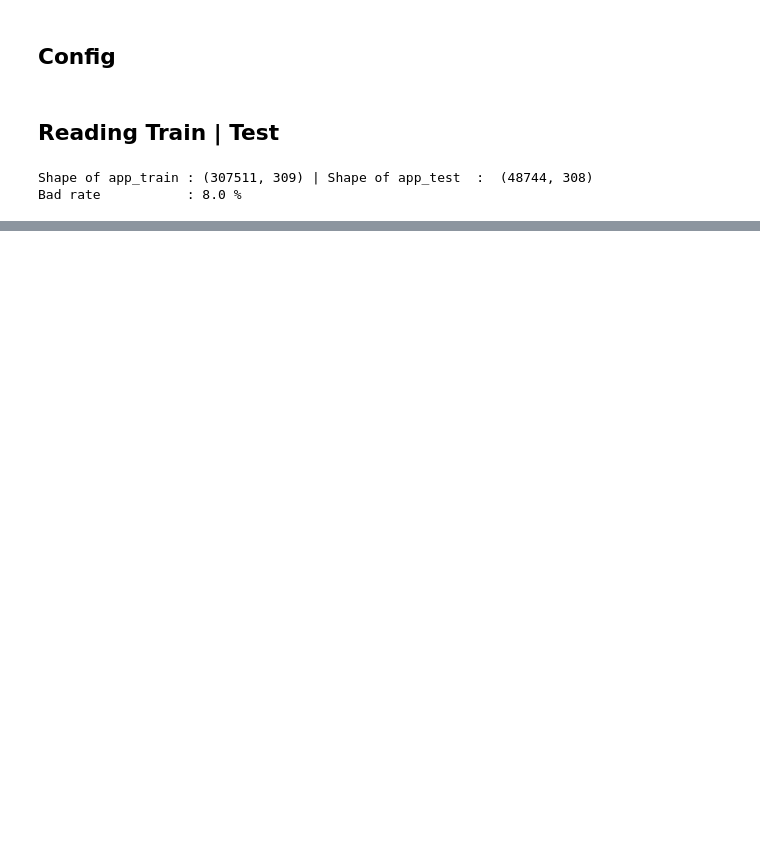
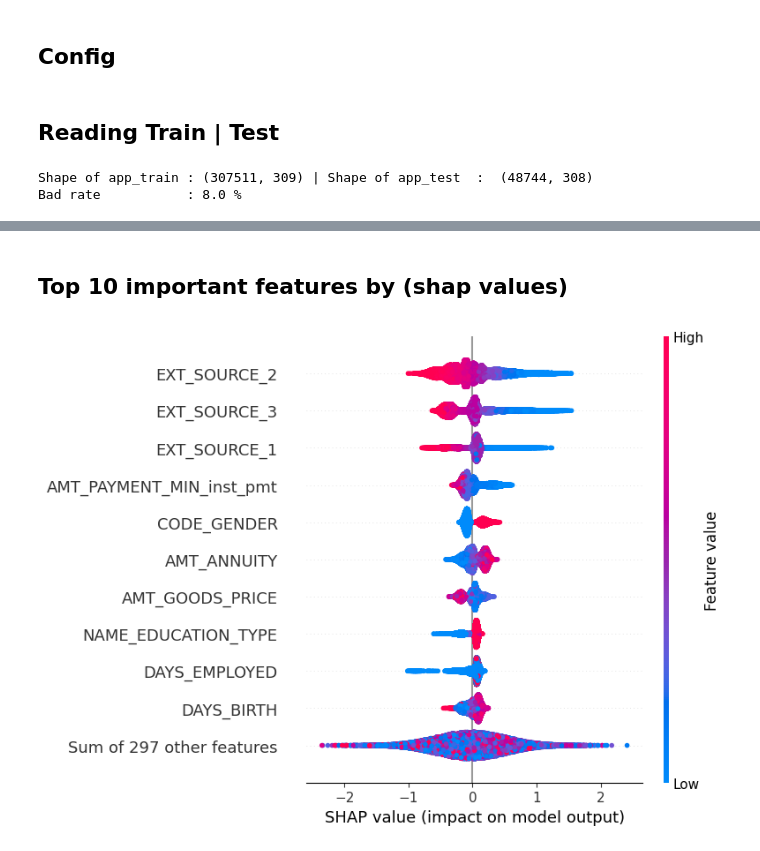
Before and after one commit to vijaytakbhate2002/home_credit_risk_detection, a Jupyter notebook: 3_lightgbm_training.ipynb, the cells around one changed output, grey strips where cells are left out. Drawn from its saved outputs; the diff is of its cells as text; code cells hidden in the pictures; blank space fills up the shorter version.

Commit message:
Final Default Detection Model: LightGBM

```diff
--- a/3_lightgbm_training.ipynb
+++ b/3_lightgbm_training.ipynb
@@ -203,0 +447,14 @@ Top 20 Features
+# %% [markdown]
+## Top 10 important features by (shap values)
+# %%
+explainer = shap.TreeExplainer(base_model)
+shap_values = explainer(X_valid)
+
+plt.figure(figsize=(10, 6))
+
+shap.plots.beeswarm(shap_values, max_display=11, show=False)
+
+plt.tight_layout()
+plt.show()
+# %% [output]
+[figure, added]
```
Also changed, not shown: parts of 20 cells of this notebook, 3 other files.
